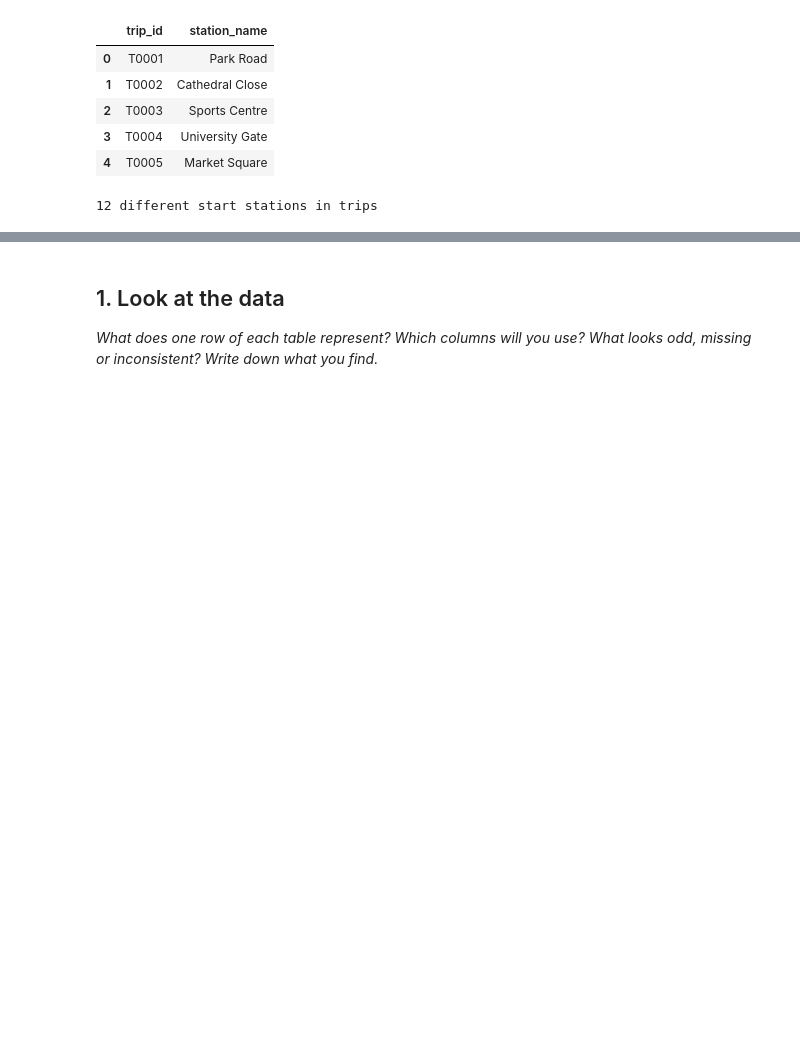
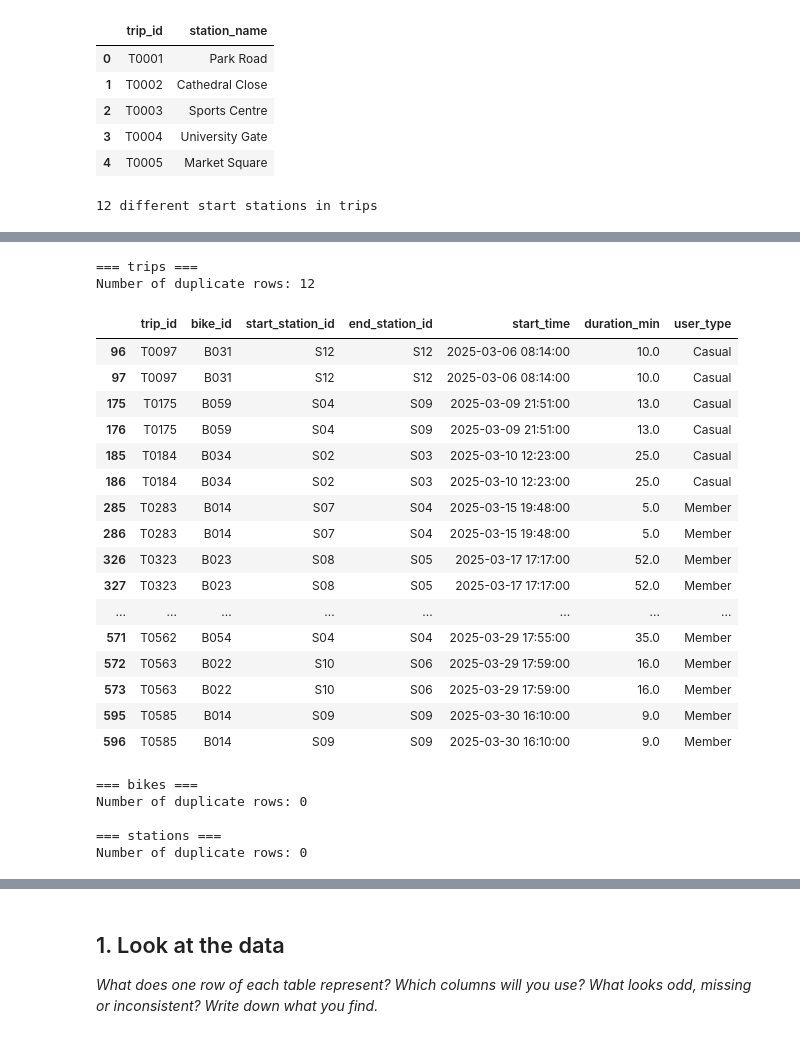
Before and after one commit to yi-jing-li/AnalyticsEngineering, a Jupyter notebook: 2_03_practice_bike_hire_student.ipynb, the cells around one changed output, grey strips where cells are left out. Drawn from its saved outputs; the diff is of its cells as text; code cells hidden in the pictures; blank space fills up the shorter version.

```diff
--- a/2_03_practice_bike_hire_student.ipynb
+++ b/2_03_practice_bike_hire_student.ipynb
@@ -175,0 +234,12 @@ dtype: object
+# %%
+# Added code, investigate capital inconsistent --> clean needed
+for name, df in tables.items():
+    print(f"\n=== {name} ===")
+
+    for col in df.select_dtypes(include="object").columns:
+        values = df[col].dropna().astype(str)
+        inconsistent = values.groupby(values.str.strip().str.lower()).unique()
+
+        for key, variants in inconsistent.items():
+            if len(variants) > 1:
+                print(f"{col}: {list(variants)}")
@@ -175,0 +275,8 @@ dtype: object
+# %%
+# Missing / Null values --> clean needed
+
+for name, df in tables.items():
+    print(f"\n=== {name} ===")
+
+    missing = df.isnull().sum()
+    print(missing[missing > 0])
@@ -176,3 +294,39 @@ dtype: object
+# %%
+# Duplicate rows --> clean needed
+
+for name, df in tables.items():
+    print(f"\n=== {name} ===")
+
+    duplicate_count = df.duplicated().sum()
+    print(f"Number of duplicate rows: {duplicate_count}")
+
+    if duplicate_count > 0:
+        display(df[df.duplicated(keep=False)])
+# %% [output]
+=== trips ===
+Number of duplicate rows: 12
+|  | trip_id | bike_id | start_station_id | end_station_id | start_time | duration_min | user_type |
+| 96 | T0097 | B031 | S12 | S12 | 2025-03-06 08:14:00 | 10.0 | Casual |
+| 97 | T0097 | B031 | S12 | S12 | 2025-03-06 08:14:00 | 10.0 | Casual |
+| 175 | T0175 | B059 | S04 | S09 | 2025-03-09 21:51:00 | 13.0 | Casual |
+| 176 | T0175 | B059 | S04 | S09 | 2025-03-09 21:51:00 | 13.0 | Casual |
+| 185 | T0184 | B034 | S02 | S03 | 2025-03-10 12:23:00 | 25.0 | Casual |
+| 186 | T0184 | B034 | S02 | S03 | 2025-03-10 12:23:00 | 25.0 | Casual |
+| 285 | T0283 | B014 | S07 | S04 | 2025-03-15 19:48:00 | 5.0 | Member |
+| 286 | T0283 | B014 | S07 | S04 | 2025-03-15 19:48:00 | 5.0 | Member |
+| 326 | T0323 | B023 | S08 | S05 | 2025-03-17 17:17:00 | 52.0 | Member |
+| 327 | T0323 | B023 | S08 | S05 | 2025-03-17 17:17:00 | 52.0 | Member |
+| ... | ... | ... | ... | ... | ... | ... | ... |
+| 571 | T0562 | B054 | S04 | S04 | 2025-03-29 17:55:00 | 35.0 | Member |
+| 572 | T0563 | B022 | S10 | S06 | 2025-03-29 17:59:00 | 16.0 | Member |
+| 573 | T0563 | B022 | S10 | S06 | 2025-03-29 17:59:00 | 16.0 | Member |
+| 595 | T0585 | B014 | S09 | S09 | 2025-03-30 16:10:00 | 9.0 | Member |
+| 596 | T0585 | B014 | S09 | S09 | 2025-03-30 16:10:00 | 9.0 | Member |
+=== bikes ===
+Number of duplicate rows: 0
+
+=== stations ===
+Number of duplicate rows: 0
 # %% [markdown]
 ## Your brief
 
```
Also changed, not shown: parts of 7 cells of this notebook.
